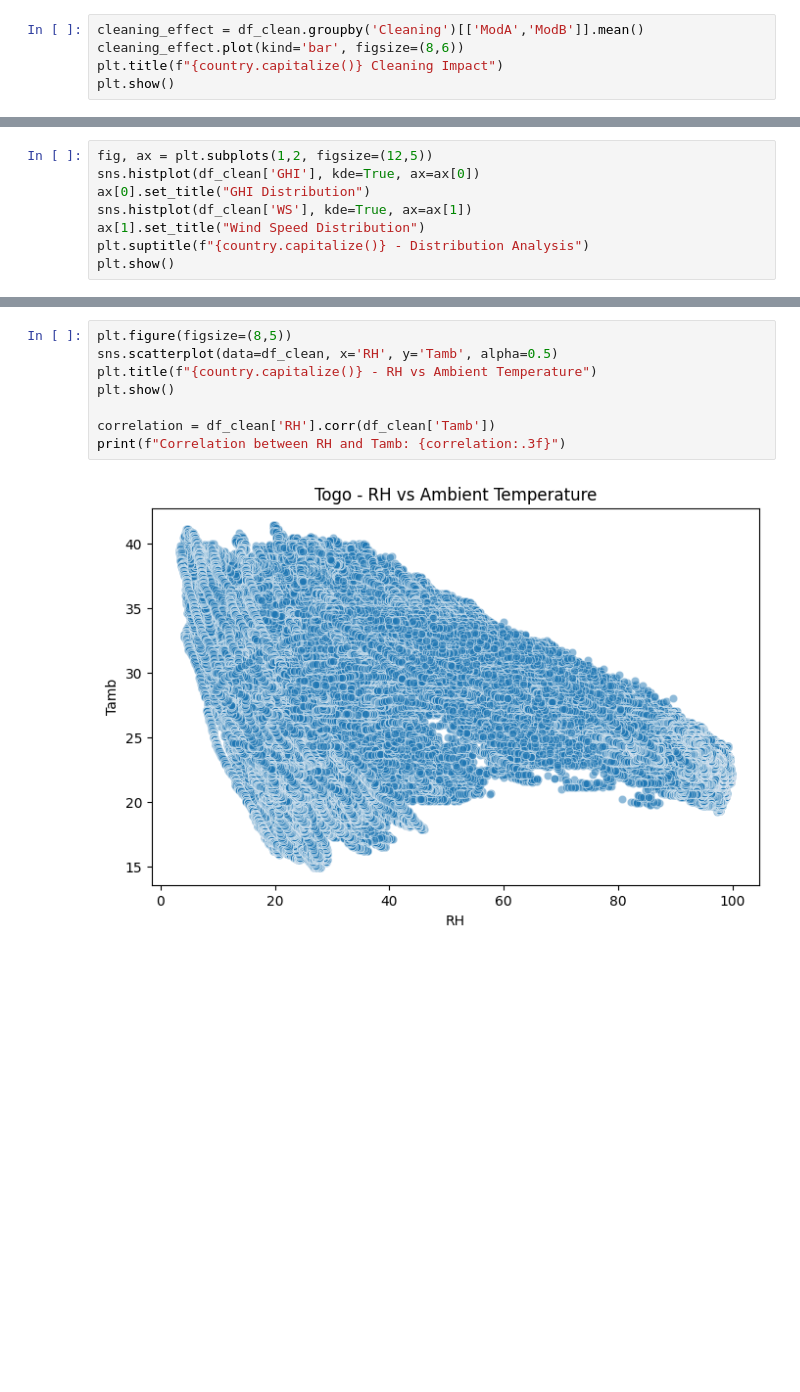
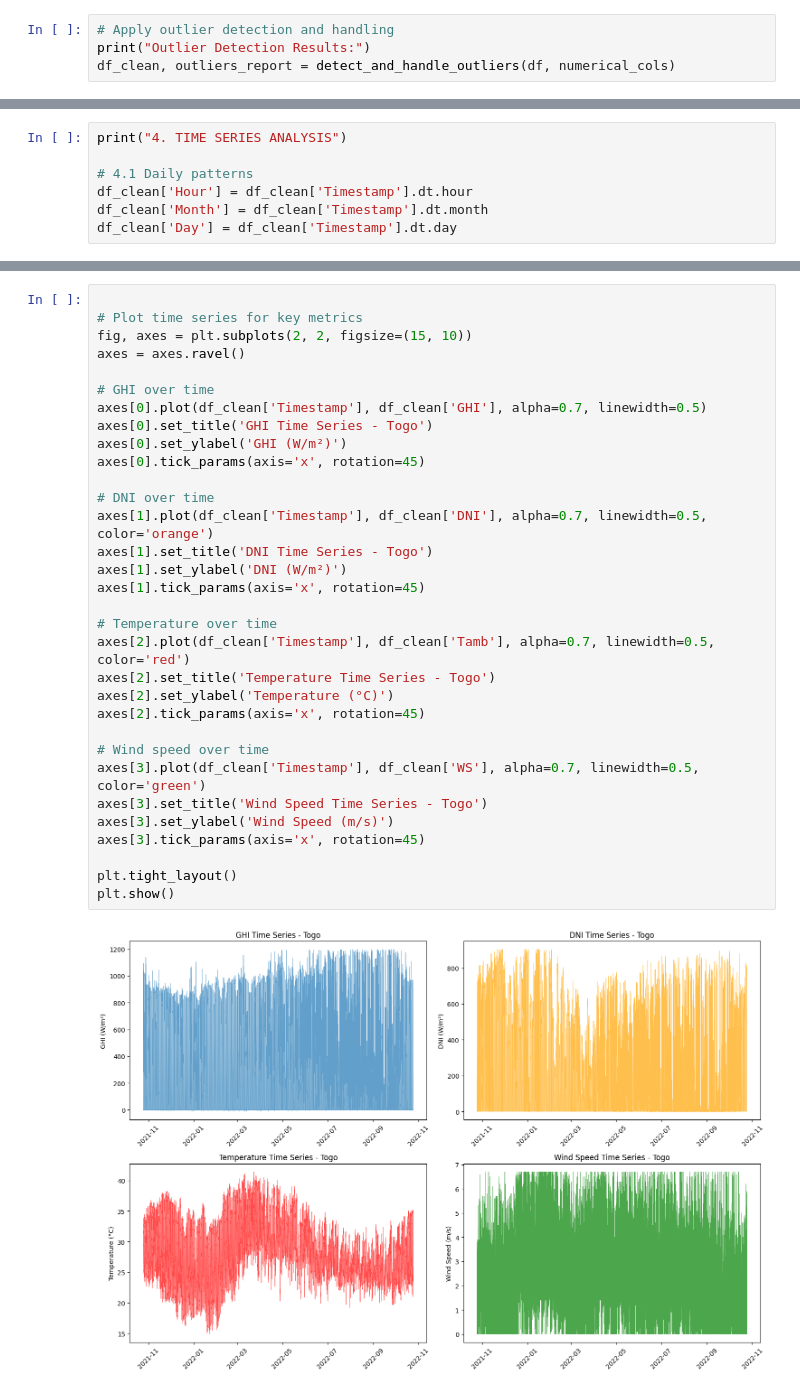
Before and after one commit to Saronzeleke/solar-challenge-week0, a Jupyter notebook: notebooks/3-togo-analysis.ipynb, the cells around one changed output, grey strips where cells are left out. Saved outputs shown, nothing was run; the diff lists cells and outputs as text; blank space fills up the shorter version.

```diff
--- a/notebooks/3-togo-analysis.ipynb
+++ b/notebooks/3-togo-analysis.ipynb
@@ -89,6 +141,5 @@ plt.show()
 # %%
-cleaning_effect = df_clean.groupby('Cleaning')[['ModA','ModB']].mean()
-cleaning_effect.plot(kind='bar', figsize=(8,6))
-plt.title(f"{country.capitalize()} Cleaning Impact")
-plt.show()
+# Apply outlier detection and handling
+print("Outlier Detection Results:")
+df_clean, outliers_report = detect_and_handle_outliers(df, numerical_cols)
 # %% [output]
@@ -110,9 +188,8 @@ plt.show()
 # %%
-fig, ax = plt.subplots(1,2, figsize=(12,5))
-sns.histplot(df_clean['GHI'], kde=True, ax=ax[0])
-ax[0].set_title("GHI Distribution")
-sns.histplot(df_clean['WS'], kde=True, ax=ax[1])
-ax[1].set_title("Wind Speed Distribution")
-plt.suptitle(f"{country.capitalize()} - Distribution Analysis")
-plt.show()
+print("4. TIME SERIES ANALYSIS")
+
+# 4.1 Daily patterns
+df_clean['Hour'] = df_clean['Timestamp'].dt.hour
+df_clean['Month'] = df_clean['Timestamp'].dt.month
+df_clean['Day'] = df_clean['Timestamp'].dt.day
 # %% [output]
@@ -120,10 +197,34 @@ plt.show()
 # %%
-plt.figure(figsize=(8,5))
-sns.scatterplot(data=df_clean, x='RH', y='Tamb', alpha=0.5)
-plt.title(f"{country.capitalize()} - RH vs Ambient Temperature")
+
+# Plot time series for key metrics
+fig, axes = plt.subplots(2, 2, figsize=(15, 10))
+axes = axes.ravel()
+
+# GHI over time
+axes[0].plot(df_clean['Timestamp'], df_clean['GHI'], alpha=0.7, linewidth=0.5)
+axes[0].set_title('GHI Time Series - Togo')
+axes[0].set_ylabel('GHI (W/m²)')
+axes[0].tick_params(axis='x', rotation=45)
+
+# DNI over time
+axes[1].plot(df_clean['Timestamp'], df_clean['DNI'], alpha=0.7, linewidth=0.5, color='orange')
+axes[1].set_title('DNI Time Series - Togo')
+axes[1].set_ylabel('DNI (W/m²)')
+axes[1].tick_params(axis='x', rotation=45)
+
+# Temperature over time
+axes[2].plot(df_clean['Timestamp'], df_clean['Tamb'], alpha=0.7, linewidth=0.5, color='red')
+axes[2].set_title('Temperature Time Series - Togo')
+axes[2].set_ylabel('Temperature (°C)')
+axes[2].tick_params(axis='x', rotation=45)
+
+# Wind speed over time
+axes[3].plot(df_clean['Timestamp'], df_clean['WS'], alpha=0.7, linewidth=0.5, color='green')
+axes[3].set_title('Wind Speed Time Series - Togo')
+axes[3].set_ylabel('Wind Speed (m/s)')
+axes[3].tick_params(axis='x', rotation=45)
+
+plt.tight_layout()
 plt.show()
-
-correlation = df_clean['RH'].corr(df_clean['Tamb'])
-print(f"Correlation between RH and Tamb: {correlation:.3f}")
 # %% [output]
-[figure, old version]
+[figure, new version]
```
Also changed, not shown: parts of 17 cells of this notebook.
